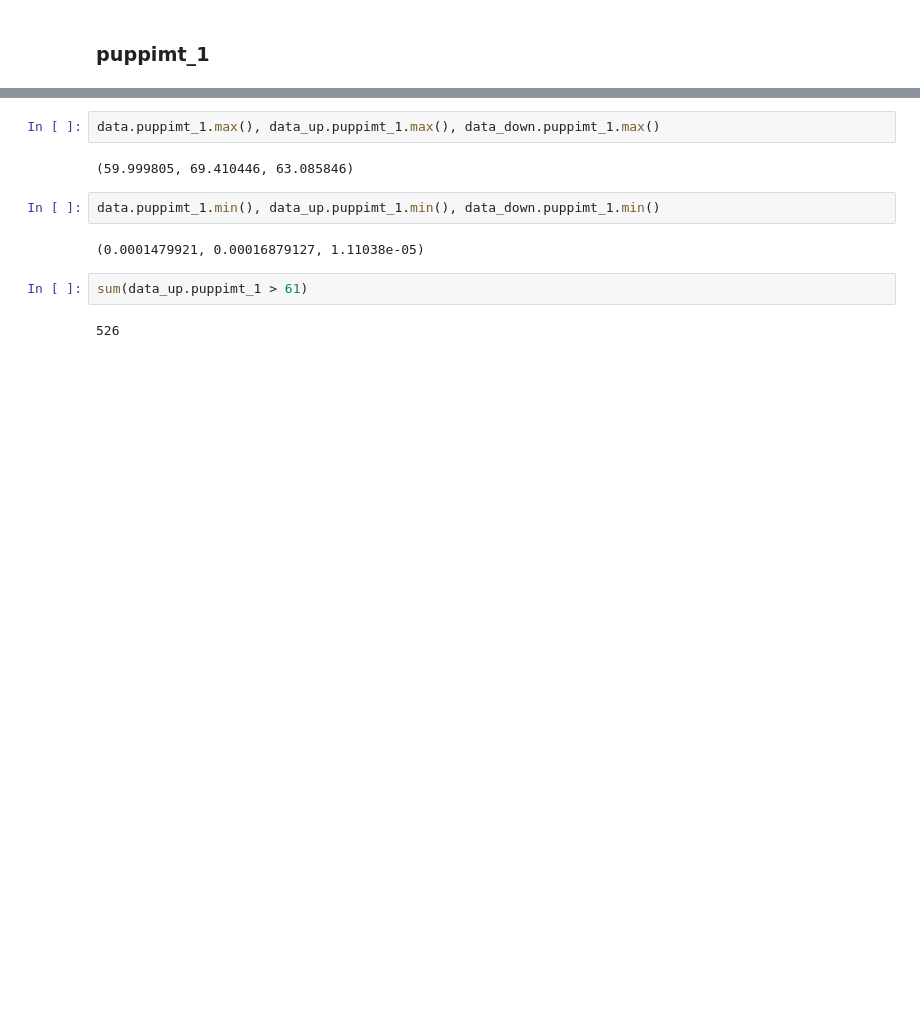
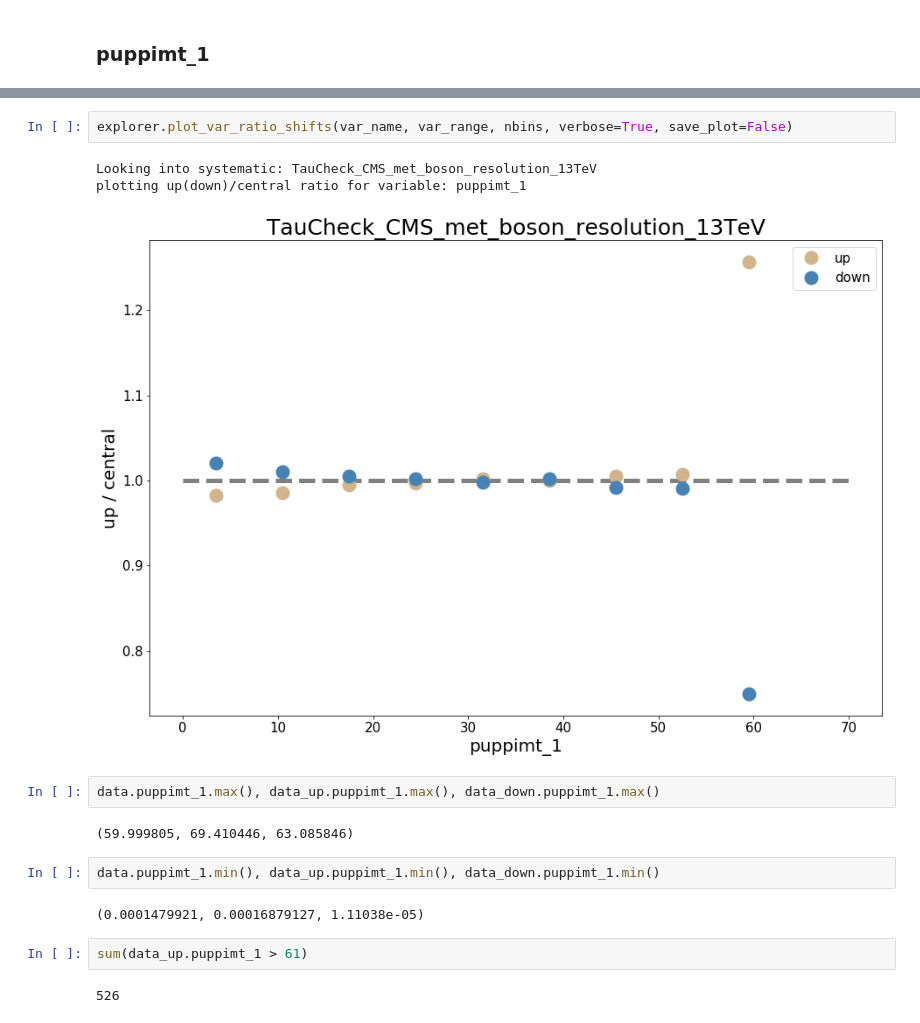
Before and after one commit to yaourtpourtoi/mlFramework, a Jupyter notebook: Systematics.ipynb, the cells around one changed output, grey strips where cells are left out. Cells and saved outputs as stored; diff of their text form; blank space fills up the shorter version.

```diff
--- a/Systematics.ipynb
+++ b/Systematics.ipynb
@@ -194,3 +183,9 @@ plot_shifts(data=data, data_up=data_up, data_down=data_down, var_name= var_name,
+# %%
+explorer.plot_var_ratio_shifts(var_name, var_range, nbins, verbose=True, save_plot=False)
+# %% [output]
+Looking into systematic: TauCheck_CMS_met_boson_resolution_13TeV
+plotting up(down)/central ratio for variable: puppimt_1
+[figure, added]
 # %%
 data.puppimt_1.max(), data_up.puppimt_1.max(), data_down.puppimt_1.max()
 # %% [output]
```
Also changed, not shown: parts of 33 cells of this notebook, 2 other files.
